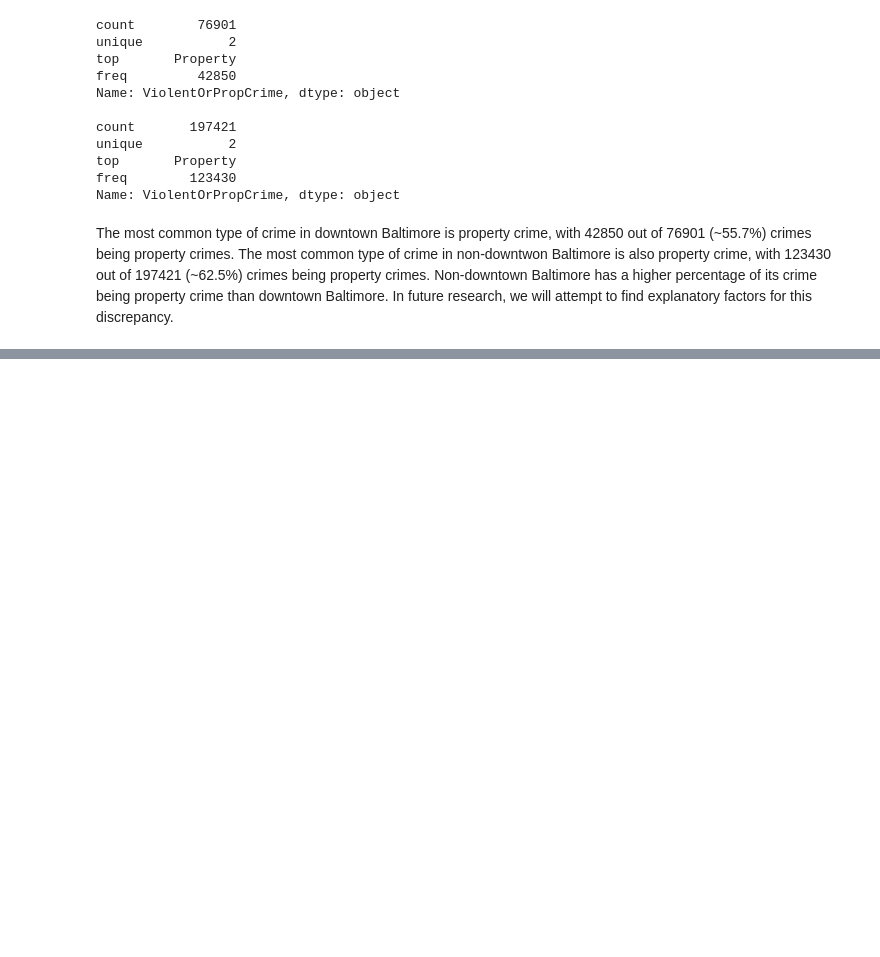
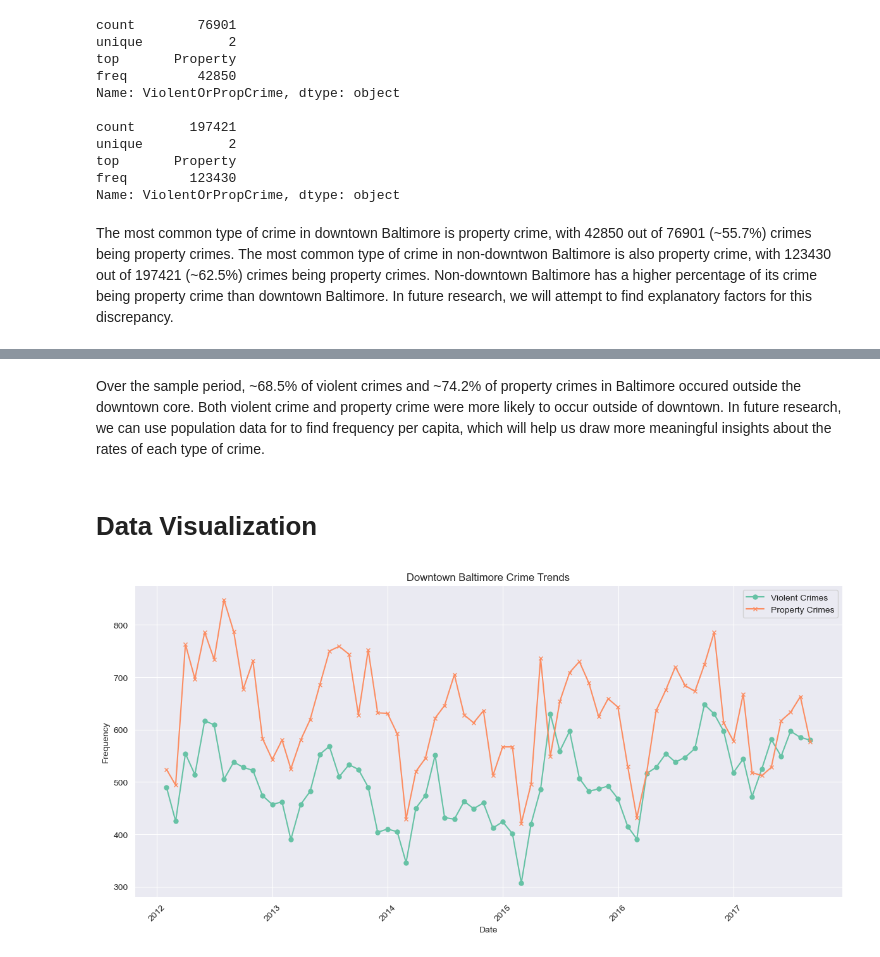
Before and after one commit to ECO225-W2024/project-one-code-IvanGrandov, a Jupyter notebook: Code/proj_one_code.ipynb, the cells around one changed output, grey strips where cells are left out. Cells and saved outputs as stored; diff of their text form; code cells hidden in the pictures; blank space fills up the shorter version.

```diff
--- a/Code/proj_one_code.ipynb
+++ b/Code/proj_one_code.ipynb
@@ -231,0 +273,47 @@ Non-downtown Baltimore has a higher percentage of its crime being property crime
+# %% [markdown]
+Over the sample period, ~68.5% of violent crimes and ~74.2% of property crimes in Baltimore occured outside the downtown core. Both violent crime and property crime were more likely to occur outside of downtown. In future research, we can use population data for to find frequency per capita, which will help us draw more meaningful insights about the rates of each type of crime.
+# %%
+def aggregate_crimes_monthly(df, status):
+    # Filter based on DowntownStatus
+    filtered_df = df[df['DowntownStatus'] == status]
+    # Group by month and ViolentOrPropCrime, then count occurrences
+    return filtered_df.groupby([pd.Grouper(key='CrimeDate', freq='M'), 'ViolentOrPropCrime']).size().unstack().fillna(0)
+
+# Aggregate for Downtown and Elsewhere with monthly data
+downtown_crimes_monthly = aggregate_crimes_monthly(cleaned_df, 'Downtown')
+elsewhere_crimes_monthly = aggregate_crimes_monthly(cleaned_df, 'Not Downtown')
+# %% [markdown]
+# Data Visualization
+# %%
+# Import libraries
+import matplotlib.pyplot as plt
+
+# Aggregate counts by date (monthly) for each category and location
+def aggregate_crimes_monthly(df, status):
+    # Filter based on DowntownStatus
+    filtered_df = df[df['DowntownStatus'] == status]
+    # Group by month and ViolentOrPropCrime, then count occurrences
+    return filtered_df.groupby([pd.Grouper(key='CrimeDate', freq='M'), 'ViolentOrPropCrime']).size().unstack().fillna(0)
+
+# Aggregate for Downtown and Elsewhere with monthly data
+downtown_crimes_monthly = aggregate_crimes_monthly(cleaned_df, 'Downtown')
+elsewhere_crimes_monthly = aggregate_crimes_monthly(cleaned_df, 'Not Downtown')
+# Exclude September 2017 because it contains incomplete data that would skew the graph
+downtown_crimes_monthly = downtown_crimes_monthly.loc[(downtown_crimes_monthly.index != '2017-09-30')]
+elsewhere_crimes_monthly = elsewhere_crimes_monthly.loc[(elsewhere_crimes_monthly.index != '2017-09-30')]
+
+# Plotting function
+def plot_crimes(df, title):
+    plt.figure(figsize=(12, 6))
+    plt.plot(df.index, df['Violent'], label='Violent Crimes', marker='o', linestyle='-', markersize=5)
+    plt.plot(df.index, df['Property'], label='Property Crimes', marker='x', linestyle='-', markersize=5)
+    plt.title(title)
+    plt.xlabel('Date')
+    plt.ylabel('Frequency')
+    plt.legend()
+    plt.xticks(rotation=45)
+    plt.tight_layout()
+# %%
+plot_crimes(downtown_crimes_monthly, 'Downtown Baltimore Crime Trends')
+# %% [output]
+[figure, added]
```
Also changed, not shown: parts of 10 cells of this notebook.
